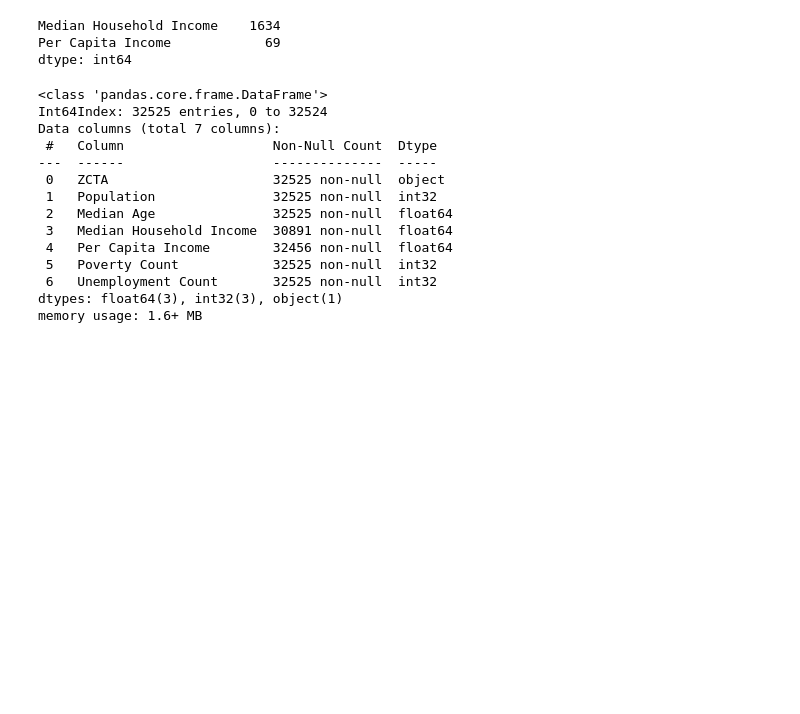
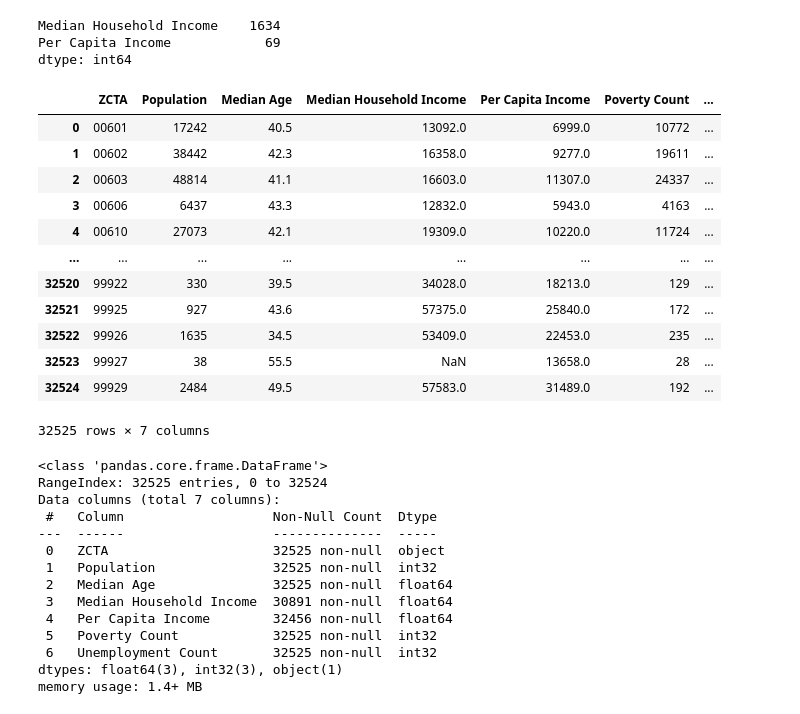
Before and after one commit to poojaisabelle/ETL-Project, a Jupyter notebook: 02_transform_census/02_transform_census_pooja.ipynb, the cells around one changed output. Saved outputs shown, nothing was run; the diff lists cells and outputs as text; code cells hidden in the pictures; blank space fills up the shorter version.

Commit message:
Minor Edit to Index

```diff
--- a/02_transform_census/02_transform_census_pooja.ipynb
+++ b/02_transform_census/02_transform_census_pooja.ipynb
@@ -234,12 +234,30 @@ dtype: int64
 clean_census['Population'] = clean_census['Population'].astype(int)
 clean_census['Poverty Count'] = clean_census['Poverty Count'].astype(int)
 clean_census['Unemployment Count'] = clean_census['Unemployment Count'].astype(int)
+# %%
+# Reset the index
+clean_census = clean_census.reset_index(drop=True)
+clean_census
+# %% [output]
+|  | ZCTA | Population | Median Age | Median Household Income | Per Capita Income | Poverty Count | ... |
+| 0 | 00601 | 17242 | 40.5 | 13092.0 | 6999.0 | 10772 | ... |
+| 1 | 00602 | 38442 | 42.3 | 16358.0 | 9277.0 | 19611 | ... |
+| 2 | 00603 | 48814 | 41.1 | 16603.0 | 11307.0 | 24337 | ... |
+| 3 | 00606 | 6437 | 43.3 | 12832.0 | 5943.0 | 4163 | ... |
+| 4 | 00610 | 27073 | 42.1 | 19309.0 | 10220.0 | 11724 | ... |
+| ... | ... | ... | ... | ... | ... | ... | ... |
+| 32520 | 99922 | 330 | 39.5 | 34028.0 | 18213.0 | 129 | ... |
+| 32521 | 99925 | 927 | 43.6 | 57375.0 | 25840.0 | 172 | ... |
+| 32522 | 99926 | 1635 | 34.5 | 53409.0 | 22453.0 | 235 | ... |
+| 32523 | 99927 | 38 | 55.5 | NaN | 13658.0 | 28 | ... |
+| 32524 | 99929 | 2484 | 49.5 | 57583.0 | 31489.0 | 192 | ... |
+32525 rows × 7 columns
 # %%
 # Overview of the census dataframe after cleaning
 clean_census.info()
 # %% [output]
 <class 'pandas.core.frame.DataFrame'>
-Int64Index: 32525 entries, 0 to 32524
+RangeIndex: 32525 entries, 0 to 32524
 Data columns (total 7 columns):
  #   Column                   Non-Null Count  Dtype
 ---  ------                   --------------  -----
@@ -251,7 +269,7 @@ Data columns (total 7 columns):
  5   Poverty Count            32525 non-null  int32
  6   Unemployment Count       32525 non-null  int32
 dtypes: float64(3), int32(3), object(1)
-memory usage: 1.6+ MB
+memory usage: 1.4+ MB
 # %%
 # Export the census data to csv to load to database
 clean_census.to_csv('clean_census.csv', index=False)
```
